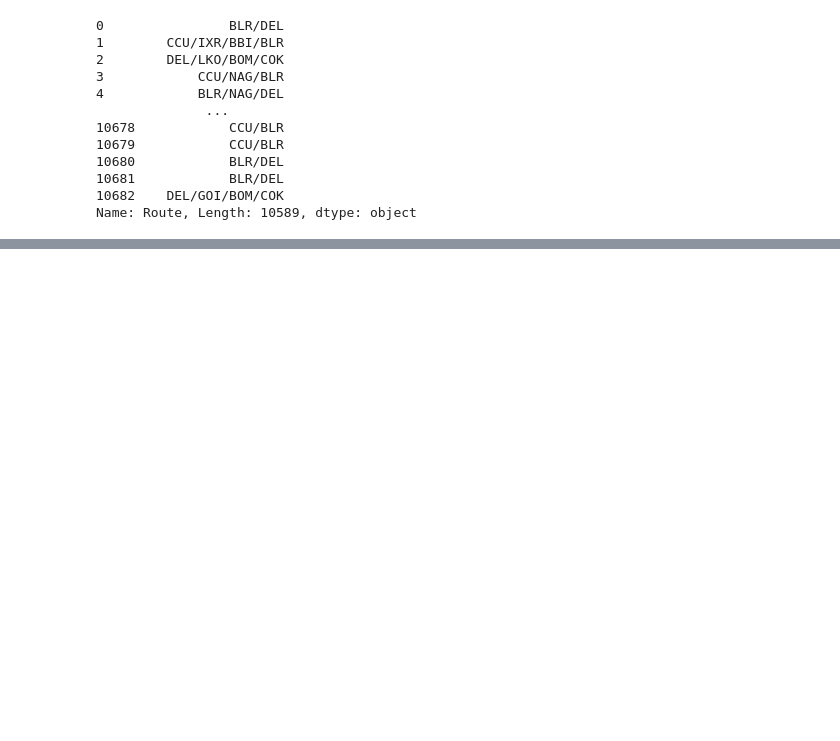
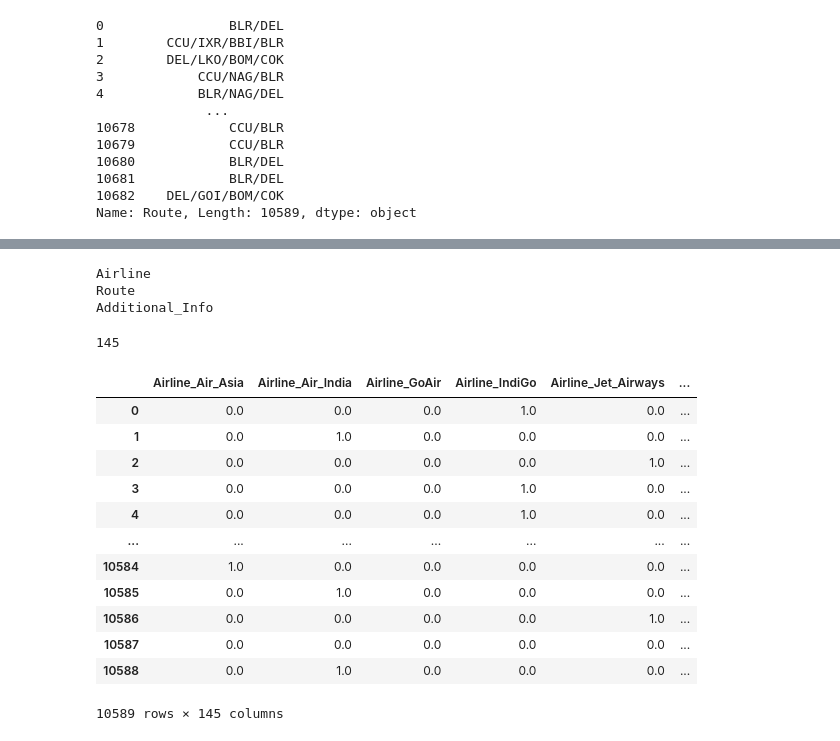
Before and after one commit to mabdulbaqui/Airlines, a Jupyter notebook: NoteBook/notbook.ipynb, the cells around one changed output, grey strips where cells are left out. Drawn from its saved outputs; the diff is of its cells as text; code cells hidden in the pictures; blank space fills up the shorter version.

```diff
--- a/NoteBook/notbook.ipynb
+++ b/NoteBook/notbook.ipynb
@@ -224,0 +207,39 @@ df.drop(['Date_of_Journey','Source','Destination','Dep_Time','Arrival_Time'],inp
+# %%
+for i in ohe_column:
+        print (i)
+# %% [output]
+Airline
+Route
+Additional_Info
+# %%
+from  sklearn.preprocessing import  OneHotEncoder
+onehotencoder=OneHotEncoder()
+features=onehotencoder.fit_transform(df[['Airline','Route','Additional_Info']]).toarray()
+# %%
+features.shape[1]
+# %% [output]
+145
+# %%
+arr=[]
+c=0
+for i in onehotencoder.categories_:
+        for col in i:
+             arr.append(str(ohe_column[c]+"_"+(col.replace(" ","_"))))
+        c+=1
+features_labels=np.array(arr)
+# %%
+pd.DataFrame(features,columns=features_labels)
+# %% [output]
+|  | Airline_Air_Asia | Airline_Air_India | Airline_GoAir | Airline_IndiGo | Airline_Jet_Airways | ... |
+| 0 | 0.0 | 0.0 | 0.0 | 1.0 | 0.0 | ... |
+| 1 | 0.0 | 1.0 | 0.0 | 0.0 | 0.0 | ... |
+| 2 | 0.0 | 0.0 | 0.0 | 0.0 | 1.0 | ... |
+| 3 | 0.0 | 0.0 | 0.0 | 1.0 | 0.0 | ... |
+| 4 | 0.0 | 0.0 | 0.0 | 1.0 | 0.0 | ... |
+| ... | ... | ... | ... | ... | ... | ... |
+| 10584 | 1.0 | 0.0 | 0.0 | 0.0 | 0.0 | ... |
+| 10585 | 0.0 | 1.0 | 0.0 | 0.0 | 0.0 | ... |
+| 10586 | 0.0 | 0.0 | 0.0 | 0.0 | 1.0 | ... |
+| 10587 | 0.0 | 0.0 | 0.0 | 0.0 | 0.0 | ... |
+| 10588 | 0.0 | 1.0 | 0.0 | 0.0 | 0.0 | ... |
+10589 rows × 145 columns
```
Also changed, not shown: parts of 16 cells of this notebook.
